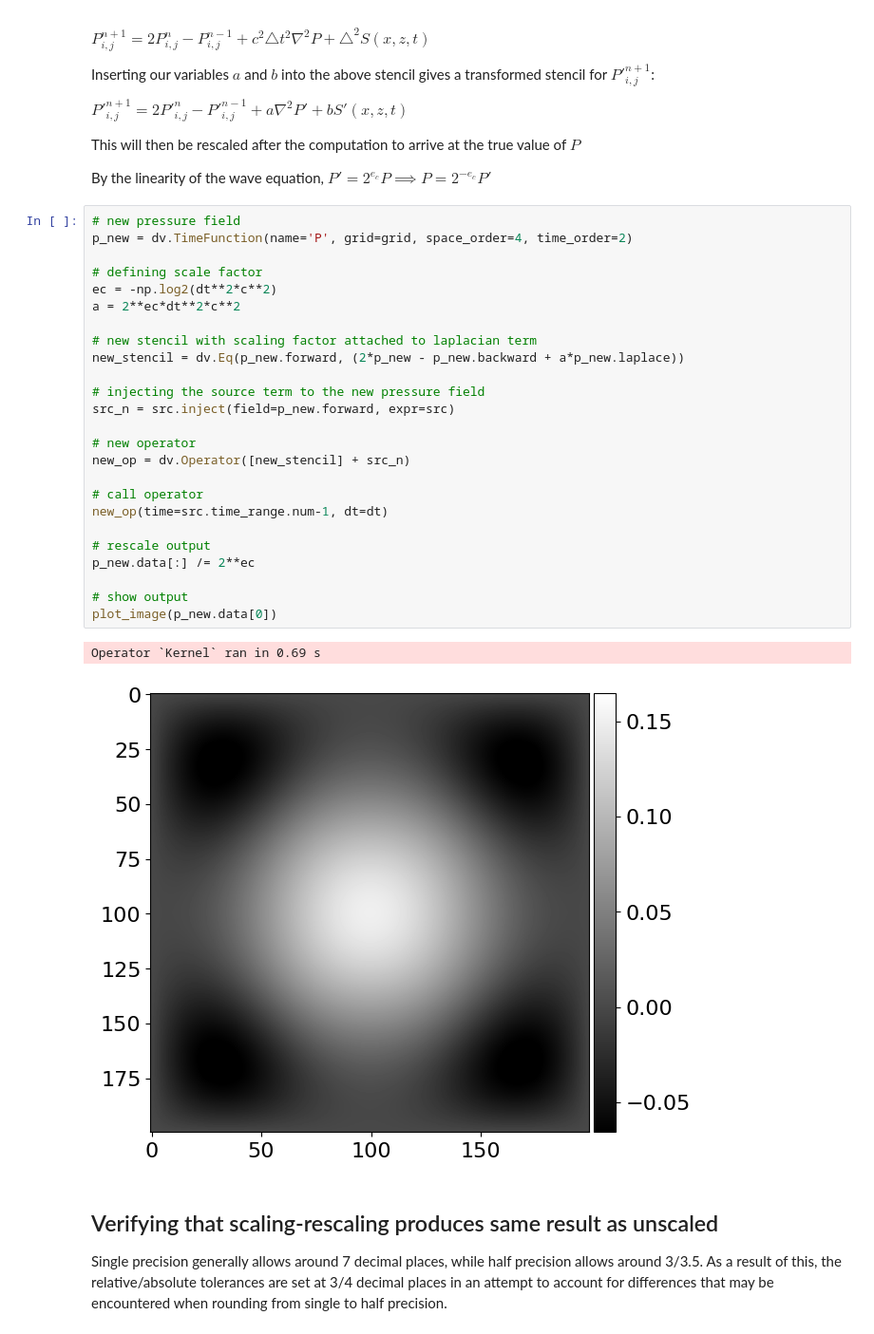
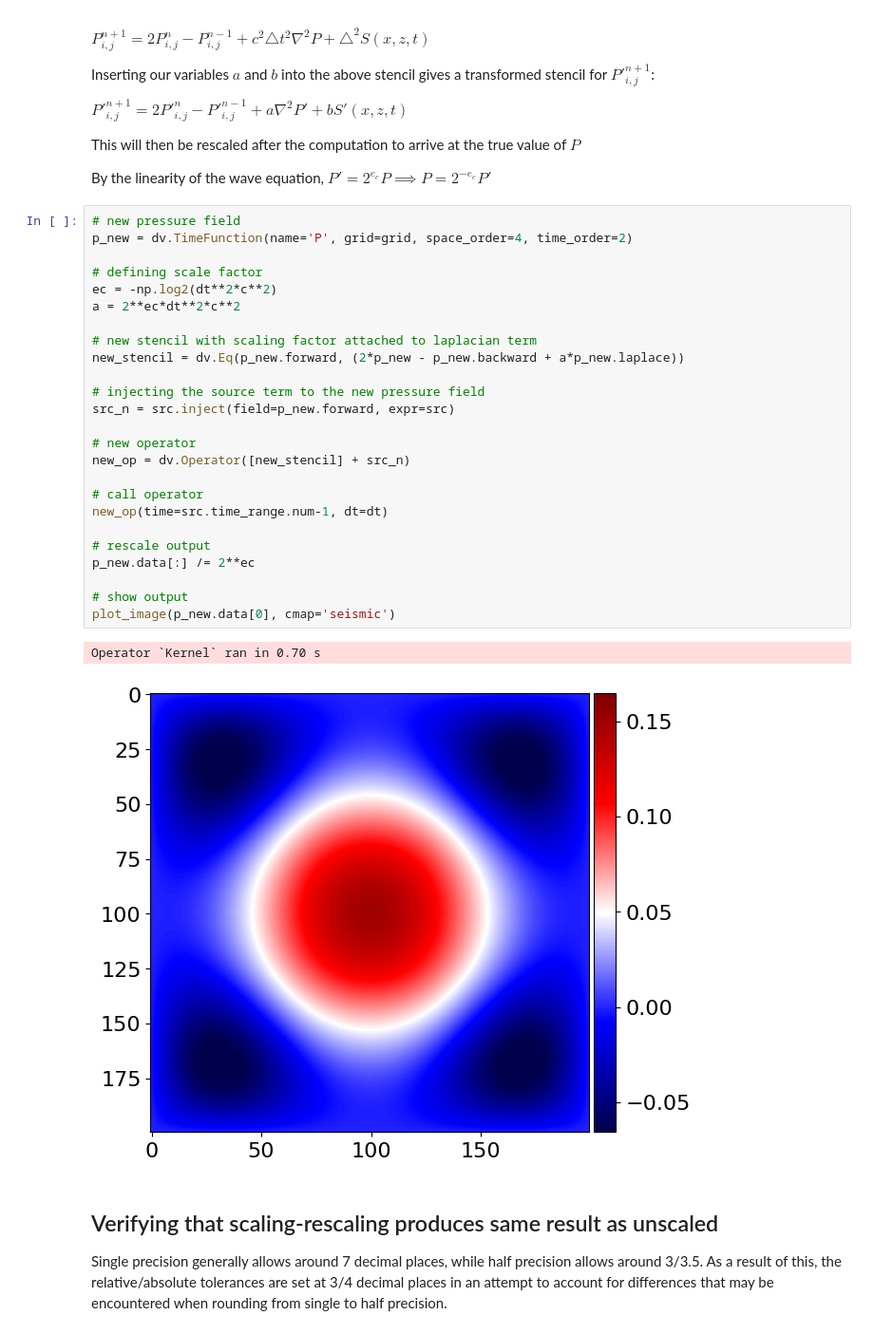
Before and after one commit to dt-17/Devito-UROP-MSci, a Jupyter notebook: scaling_acoustic.ipynb, the cells around one changed output. Shown at 95% size. Cells and saved outputs as stored; diff of their text form.

```diff
--- a/scaling_acoustic.ipynb
+++ b/scaling_acoustic.ipynb
@@ -156,31 +156,31 @@ By the linearity of the wave equation, $ P' = 2^{e_c} P \implies P = 2^{-e_c}P'$
 # %%
 # new pressure field
 p_new = dv.TimeFunction(name='P', grid=grid, space_order=4, time_order=2)
 
 # defining scale factor
 ec = -np.log2(dt**2*c**2)
 a = 2**ec*dt**2*c**2
 
 # new stencil with scaling factor attached to laplacian term
 new_stencil = dv.Eq(p_new.forward, (2*p_new - p_new.backward + a*p_new.laplace))
 
 # injecting the source term to the new pressure field
 src_n = src.inject(field=p_new.forward, expr=src)
 
 # new operator
 new_op = dv.Operator([new_stencil] + src_n)
 
 # call operator
 new_op(time=src.time_range.num-1, dt=dt)
 
 # rescale output
 p_new.data[:] /= 2**ec
 
 # show output
-plot_image(p_new.data[0])
+plot_image(p_new.data[0], cmap='seismic')
 # %% [output]
-Operator `Kernel` ran in 0.69 s
+Operator `Kernel` ran in 0.70 s
-[figure, old version]
+[figure, new version]
 # %% [markdown]
 ## Verifying that scaling-rescaling produces same result as unscaled
 
```
Also changed, not shown: parts of 4 cells of this notebook.
